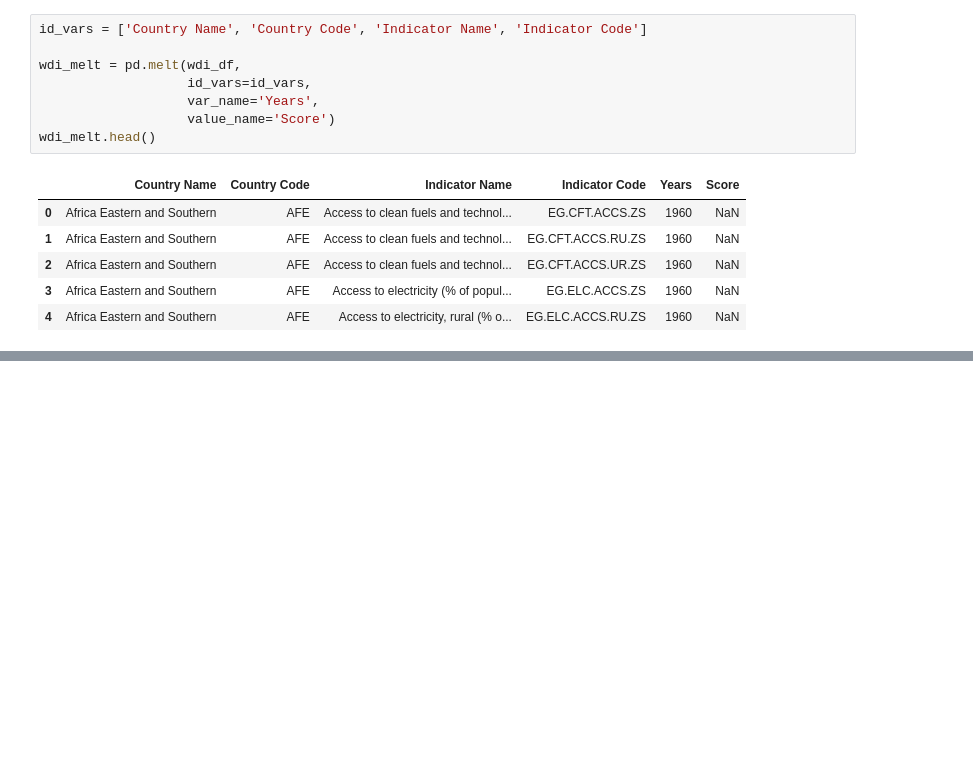
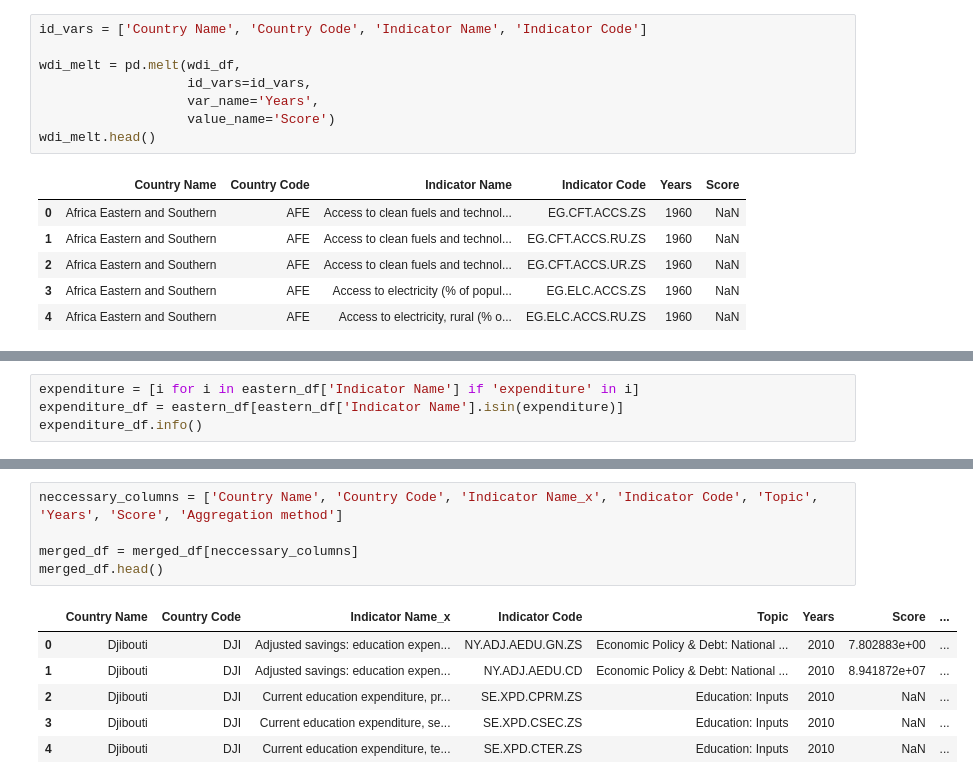
Before and after one commit to AdnanK1/east-african-dvlp-indicators, a Jupyter notebook: index.ipynb, the cells around one changed output, grey strips where cells are left out. Drawn from its saved outputs; the diff is of its cells as text; blank space fills up the shorter version.

```diff
--- a/index.ipynb
+++ b/index.ipynb
@@ -49,0 +71,4 @@ series_df.head()
+# %%
+expenditure = [i for i in eastern_df['Indicator Name'] if 'expenditure' in i]
+expenditure_df = eastern_df[eastern_df['Indicator Name'].isin(expenditure)]
+expenditure_df.info()
@@ -49,0 +103,12 @@ series_df.head()
+# %%
+neccessary_columns = ['Country Name', 'Country Code', 'Indicator Name_x', 'Indicator Code', 'Topic', 'Years', 'Score', 'Aggregation method']
+
+merged_df = merged_df[neccessary_columns]
+merged_df.head()
+# %% [output]
+|  | Country Name | Country Code | Indicator Name_x | Indicator Code | Topic | Years | Score | ... |
+| 0 | Djibouti | DJI | Adjusted savings: education expen... | NY.ADJ.AEDU.GN.ZS | Economic Policy & Debt: National ... | 2010 | 7.802883e+00 | ... |
+| 1 | Djibouti | DJI | Adjusted savings: education expen... | NY.ADJ.AEDU.CD | Economic Policy & Debt: National ... | 2010 | 8.941872e+07 | ... |
+| 2 | Djibouti | DJI | Current education expenditure, pr... | SE.XPD.CPRM.ZS | Education: Inputs | 2010 | NaN | ... |
+| 3 | Djibouti | DJI | Current education expenditure, se... | SE.XPD.CSEC.ZS | Education: Inputs | 2010 | NaN | ... |
+| 4 | Djibouti | DJI | Current education expenditure, te... | SE.XPD.CTER.ZS | Education: Inputs | 2010 | NaN | ... |
```
Also changed, not shown: parts of 7 cells of this notebook.
